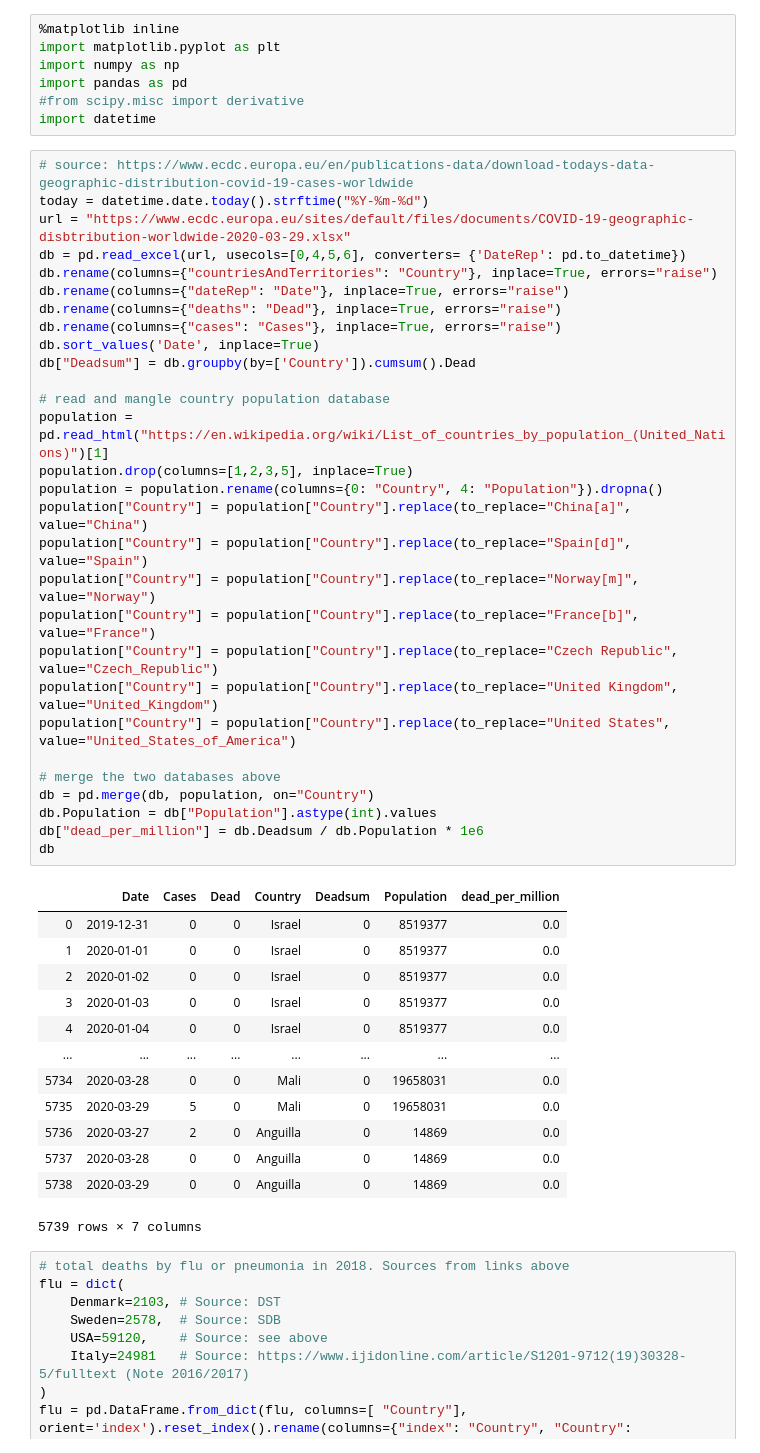
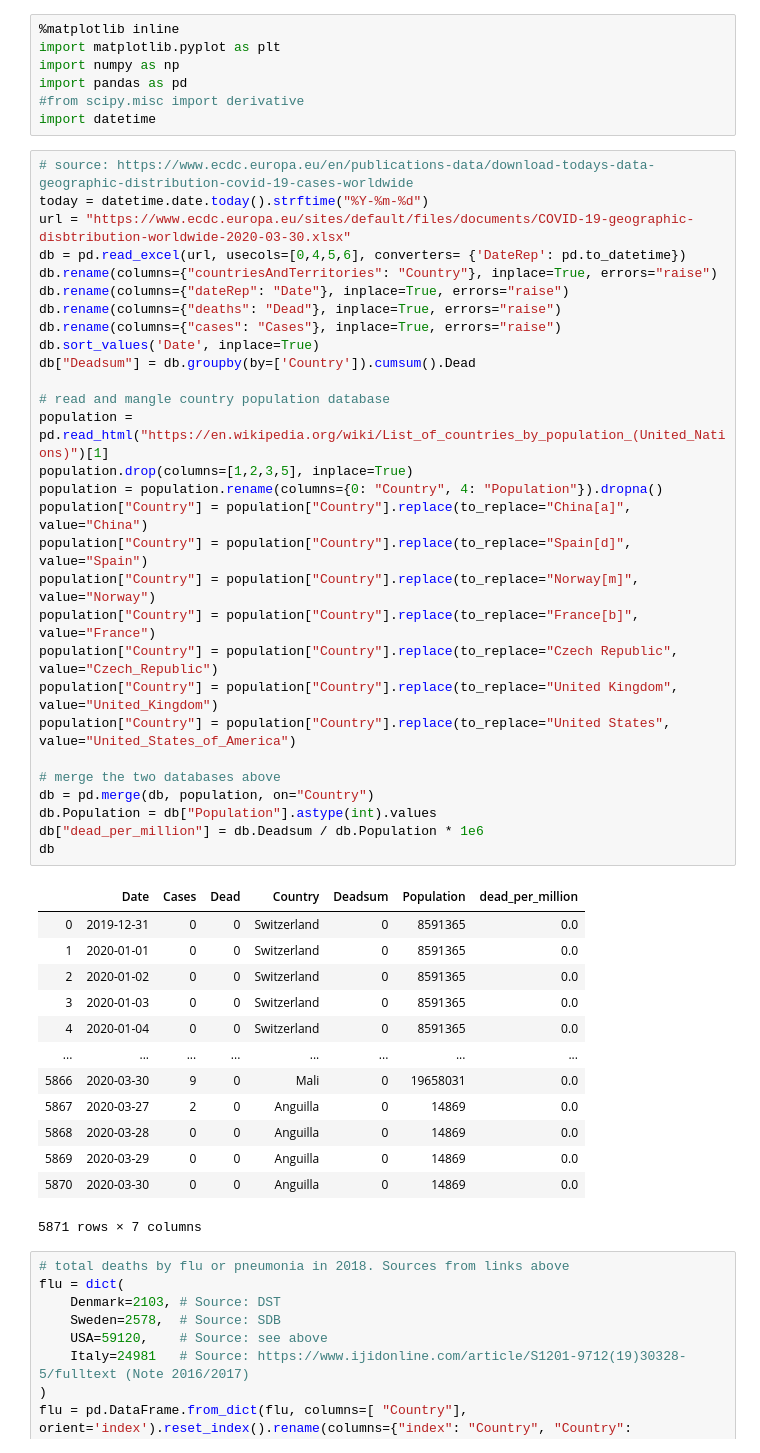
Before and after one commit to mlund/corona-vs-flu, a Jupyter notebook: notebook.ipynb, the cells around one changed output. Drawn from its saved outputs; the diff is of its cells as text.

```diff
--- a/notebook.ipynb
+++ b/notebook.ipynb
@@ -22,46 +22,46 @@ import datetime
 # %%
 # source: https://www.ecdc.europa.eu/en/publications-data/download-todays-data-geographic-distribution-covid-19-cases-worldwide
 today = datetime.date.today().strftime("%Y-%m-%d")
-url = "https://www.ecdc.europa.eu/sites/default/files/documents/COVID-19-geographic-disbtribution-worldwide-2020-03-29.xlsx"
+url = "https://www.ecdc.europa.eu/sites/default/files/documents/COVID-19-geographic-disbtribution-worldwide-2020-03-30.xlsx"
 db = pd.read_excel(url, usecols=[0,4,5,6], converters= {'DateRep': pd.to_datetime})
 db.rename(columns={"countriesAndTerritories": "Country"}, inplace=True, errors="raise")
 db.rename(columns={"dateRep": "Date"}, inplace=True, errors="raise")
 db.rename(columns={"deaths": "Dead"}, inplace=True, errors="raise")
 db.rename(columns={"cases": "Cases"}, inplace=True, errors="raise")
 db.sort_values('Date', inplace=True)
 db["Deadsum"] = db.groupby(by=['Country']).cumsum().Dead
 
 # read and mangle country population database
 population = pd.read_html("https://en.wikipedia.org/wiki/List_of_countries_by_population_(United_Nations)")[1]
 population.drop(columns=[1,2,3,5], inplace=True)
 population = population.rename(columns={0: "Country", 4: "Population"}).dropna()
 population["Country"] = population["Country"].replace(to_replace="China[a]", value="China")
 population["Country"] = population["Country"].replace(to_replace="Spain[d]", value="Spain")
 population["Country"] = population["Country"].replace(to_replace="Norway[m]", value="Norway")
 population["Country"] = population["Country"].replace(to_replace="France[b]", value="France")
 population["Country"] = population["Country"].replace(to_replace="Czech Republic", value="Czech_Republic")
 population["Country"] = population["Country"].replace(to_replace="United Kingdom", value="United_Kingdom")
 population["Country"] = population["Country"].replace(to_replace="United States", value="United_States_of_America")
 
 # merge the two databases above
 db = pd.merge(db, population, on="Country")
 db.Population = db["Population"].astype(int).values
 db["dead_per_million"] = db.Deadsum / db.Population * 1e6
 db
 # %% [output]
 |  | Date | Cases | Dead | Country | Deadsum | Population | dead_per_million |
-| 0 | 2019-12-31 | 0 | 0 | Israel | 0 | 8519377 | 0.0 |
-| 1 | 2020-01-01 | 0 | 0 | Israel | 0 | 8519377 | 0.0 |
-| 2 | 2020-01-02 | 0 | 0 | Israel | 0 | 8519377 | 0.0 |
-| 3 | 2020-01-03 | 0 | 0 | Israel | 0 | 8519377 | 0.0 |
-| 4 | 2020-01-04 | 0 | 0 | Israel | 0 | 8519377 | 0.0 |
+| 0 | 2019-12-31 | 0 | 0 | Switzerland | 0 | 8591365 | 0.0 |
+| 1 | 2020-01-01 | 0 | 0 | Switzerland | 0 | 8591365 | 0.0 |
+| 2 | 2020-01-02 | 0 | 0 | Switzerland | 0 | 8591365 | 0.0 |
+| 3 | 2020-01-03 | 0 | 0 | Switzerland | 0 | 8591365 | 0.0 |
+| 4 | 2020-01-04 | 0 | 0 | Switzerland | 0 | 8591365 | 0.0 |
 | ... | ... | ... | ... | ... | ... | ... | ... |
-| 5734 | 2020-03-28 | 0 | 0 | Mali | 0 | 19658031 | 0.0 |
-| 5735 | 2020-03-29 | 5 | 0 | Mali | 0 | 19658031 | 0.0 |
-| 5736 | 2020-03-27 | 2 | 0 | Anguilla | 0 | 14869 | 0.0 |
-| 5737 | 2020-03-28 | 0 | 0 | Anguilla | 0 | 14869 | 0.0 |
-| 5738 | 2020-03-29 | 0 | 0 | Anguilla | 0 | 14869 | 0.0 |
+| 5866 | 2020-03-30 | 9 | 0 | Mali | 0 | 19658031 | 0.0 |
+| 5867 | 2020-03-27 | 2 | 0 | Anguilla | 0 | 14869 | 0.0 |
+| 5868 | 2020-03-28 | 0 | 0 | Anguilla | 0 | 14869 | 0.0 |
+| 5869 | 2020-03-29 | 0 | 0 | Anguilla | 0 | 14869 | 0.0 |
+| 5870 | 2020-03-30 | 0 | 0 | Anguilla | 0 | 14869 | 0.0 |
-5739 rows × 7 columns
+5871 rows × 7 columns
 # %%
 # total deaths by flu or pneumonia in 2018. Sources from links above
 flu = dict(
```
Also changed, not shown: parts of 1 cell of this notebook.
